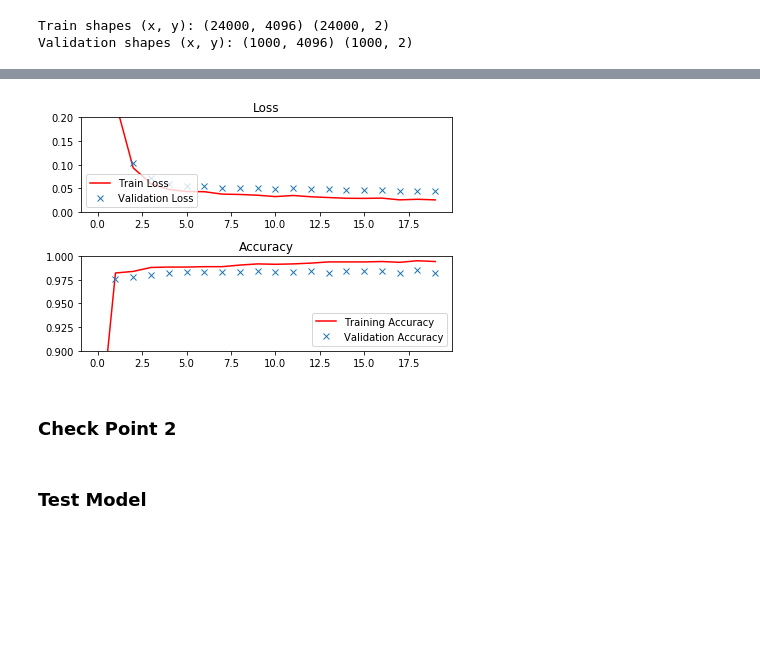
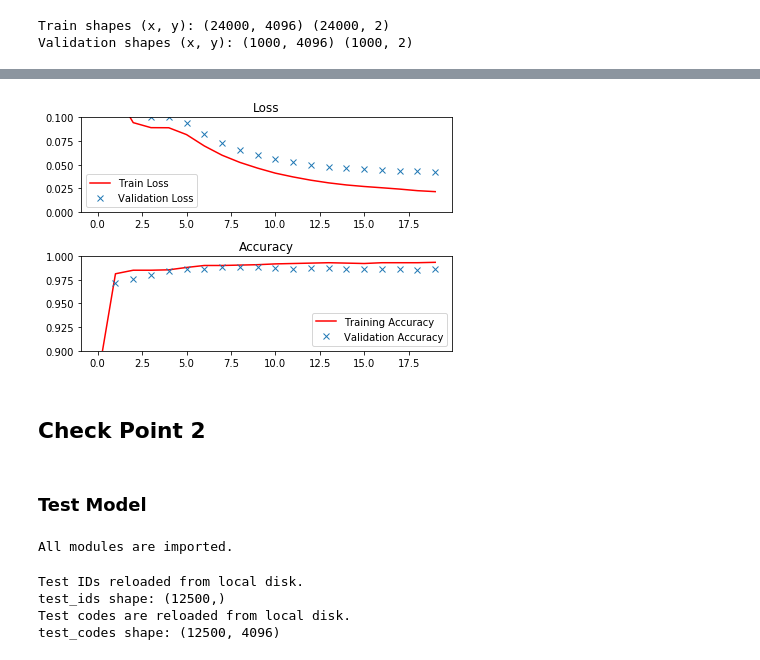
Before and after one commit to xzl524/dog_vs_cat, a Jupyter notebook: dog_vs_cat.ipynb, the cells around one changed output, grey strips where cells are left out. Saved outputs shown, nothing was run; the diff lists cells and outputs as text; code cells hidden in the pictures; blank space fills up the shorter version.

```diff
--- a/dog_vs_cat.ipynb
+++ b/dog_vs_cat.ipynb
@@ -289,15 +370,14 @@ tf.reset_default_graph()
 # Inputs
 inputs_ = tf.placeholder(tf.float32, shape=[None, codes.shape[1]], name='inputs')
 labels_ = tf.placeholder(tf.int64, shape=[None, labels_vecs.shape[1]], name='y')
-#is_training = tf.placeholder(tf.bool, name='is_training')
+is_training = tf.placeholder(tf.bool, name='is_training')
 keep_prob = tf.placeholder(tf.float32, name='keep_prob')
 
 num_input = inputs_.shape[-1].value
 num_output = labels_.shape[-1].value
 
 # Model
-#batch_normalized_output = tf.layers.batch_normalization(inputs_, training=is_training)
-fc = fully_conn(inputs_, 4)
+fc = fully_conn(inputs_, 64, use_batch_norm=True, is_training=is_training)
 fc = tf.nn.dropout(fc, keep_prob=keep_prob)
 logits = output(fc, 2)
 
@@ -318,3 +400,7 @@ accuracy = tf.reduce_mean(tf.cast(correct_pred, tf.float32), name='accuracy')
+# %%
+# Tune Parameters
+epochs = 20
+keep_probability = 0.1
 # %%
 def get_batches(x, y, n_batches=10):
     """ Return a generator that yields batches from arrays x and y. """
@@ -334,9 +418,5 @@ def get_batches(x, y, n_batches=10):
-# %%
-# Tune Parameters
-epochs = 20
-keep_probability = 0.3
 # %%
-save_model_path = './dog_vs_cat'
+save_model_path = folder_name + '/'
 
 iteration = 0
 train_loss_iter = []
@@ -354,17 +434,20 @@ with tf.Session() as sess:
         for x, y in get_batches(train_x, train_y):
             loss, acc, _ = sess.run([cost, accuracy, optimizer], feed_dict={inputs_: x,
                                                                             labels_: y,
-                                                                            keep_prob: keep_probability})
+                                                                            keep_prob: keep_probability,
+                                                                            is_training: True})
 
             if iteration % log_freq == 0:
                 loss, acc = sess.run([cost, accuracy], feed_dict={inputs_: x,
                                                                   labels_: y,
-                                                                  keep_prob: 1.0})
+                                                                  keep_prob: 1.0,
+                                                                  is_training: False})
                 train_loss_iter.append(loss)
                 train_acc_iter.append(acc)
                 val_loss, val_acc = sess.run([cost, accuracy], feed_dict={inputs_: val_x,
                                                                           labels_: val_y,
-                                                                          keep_prob: 1.0})
+                                                                          keep_prob: 1.0,
+                                                                          is_training: False})
                 val_loss_iter.append(val_loss)
                 val_acc_iter.append(val_acc)
                 print("Epoch: {}/{}".format(e+1, epochs),
@@ -395,30 +478,35 @@ Epoch: 12/20 Iteration: 110 Train Loss: 0.03526 Train Acc: 99.17% Validation Los
 # %%
 iter_ = len(train_acc_iter)
 loss_plot = plt.subplot(211)
 loss_plot.set_title('Loss')
 loss_plot.plot(range(iter_), train_loss_iter, 'r', label='Train Loss')
 loss_plot.plot(range(iter_), val_loss_iter, 'x', label='Validation Loss')
 loss_plot.legend(loc='lower left')
-loss_plot.set_ylim([0, 0.2])
+loss_plot.set_ylim([0, 0.1])
 
 acc_plot = plt.subplot(212)
 acc_plot.set_title('Accuracy')
 acc_plot.plot(range(iter_), train_acc_iter, 'r', label='Training Accuracy')
 acc_plot.plot(range(iter_), val_acc_iter, 'x', label='Validation Accuracy')
 acc_plot.legend(loc='lower right')
 acc_plot.set_ylim([0.9,1.0])
 plt.tight_layout()
 plt.show()
 # %% [output]
-[figure, old version]
+[figure, new version]
 # %% [markdown]
-### Check Point 2
+<a id='Check Point 2'></a>
+## Check Point 2
 # %% [markdown]
 ### Test Model
 # %%
 import tensorflow as tf
 import pandas as pd
 import numpy as np
-import pickle
 from tqdm import tqdm
 import csv
+import os
+
+print('All modules are imported.')
+# %% [output]
+All modules are imported.
@@ -425,10 +517,28 @@ import csv
 # %%
-with open('test_ids') as f:
-    reader = csv.reader(f, delimiter='\n')
-    test_ids = np.array([each for each in reader if len(each) > 0]).squeeze()
-with open('test_codes') as f:
-    test_codes = np.fromfile(f, dtype=np.float32)
-    test_codes = test_codes.reshape((len(test_ids), -1))
+try:
+    with open(os.path.join(folder_name, 'test_ids')) as f:
+        reader = csv.reader(f, delimiter='\n')
+        test_ids = np.array([each for each in reader if len(each) > 0]).squeeze()
+    print('Test IDs reloaded from local disk.')
+    print("test_ids shape:", test_ids.shape)
+
+except Exception as e:
+    print('Unable to reload test ids.')
+
+try:
+    with open(os.path.join(folder_name, 'test_codes')) as f:
+        test_codes = np.fromfile(f, dtype=np.float32)
+        test_codes = test_codes.reshape((len(test_ids), -1))
+    print('Test codes are reloaded from local disk.')
+    print("test_codes shape:", test_codes.shape)
+
+except Exception as e:
+    print('Unable to reload test codes.')
+# %% [output]
+Test IDs reloaded from local disk.
+test_ids shape: (12500,)
+Test codes are reloaded from local disk.
+test_codes shape: (12500, 4096)
 # %%
 def get_test_batches(x, n_batches=10):
     """ Return a generator that yields batches from arrays x and y. """
```
Also changed, not shown: parts of 24 cells of this notebook, 1 other file.
